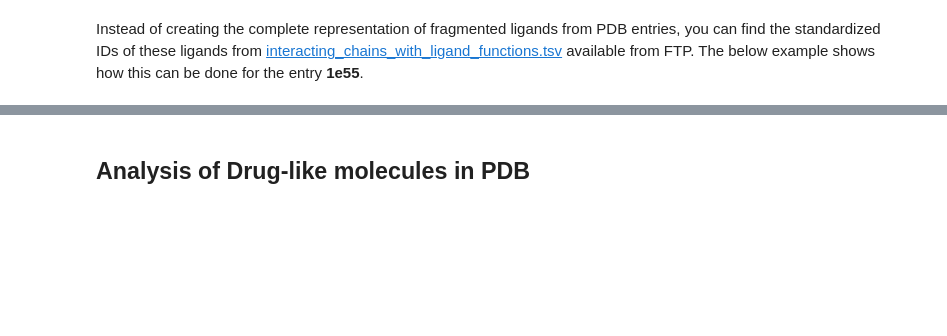
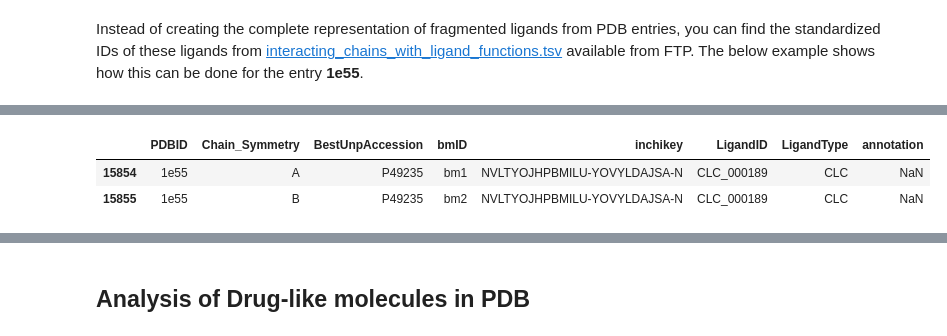
Before and after one commit to PDBeurope/pdbe-notebooks, a Jupyter notebook: pdbeccdutils_tutorials/spring_school_cadd/pdbeccdutils.ipynb, the cells around one changed output, grey strips where cells are left out. Drawn from its saved outputs; the diff is of its cells as text; code cells hidden in the pictures; blank space fills up the shorter version.

```diff
--- a/pdbeccdutils_tutorials/spring_school_cadd/pdbeccdutils.ipynb
+++ b/pdbeccdutils_tutorials/spring_school_cadd/pdbeccdutils.ipynb
@@ -279,3 +556,9 @@ int_chain_ligand.head()
+# %%
+int_chain_ligand[int_chain_ligand["PDBID"]=="1e55"]
+# %% [output]
+|  | PDBID | Chain_Symmetry | BestUnpAccession | bmID | inchikey | LigandID | LigandType | annotation |
+| 15854 | 1e55 | A | P49235 | bm1 | NVLTYOJHPBMILU-YOVYLDAJSA-N | CLC_000189 | CLC | NaN |
+| 15855 | 1e55 | B | P49235 | bm2 | NVLTYOJHPBMILU-YOVYLDAJSA-N | CLC_000189 | CLC | NaN |
 # %%
 durrin_cif = get_ligand_cif("CLC_000189", ligandType.CLC)
 dhurrin_cif_component = clc_reader.read_clc_cif_file(durrin_cif).component
```
Also changed, not shown: parts of 61 cells of this notebook.
